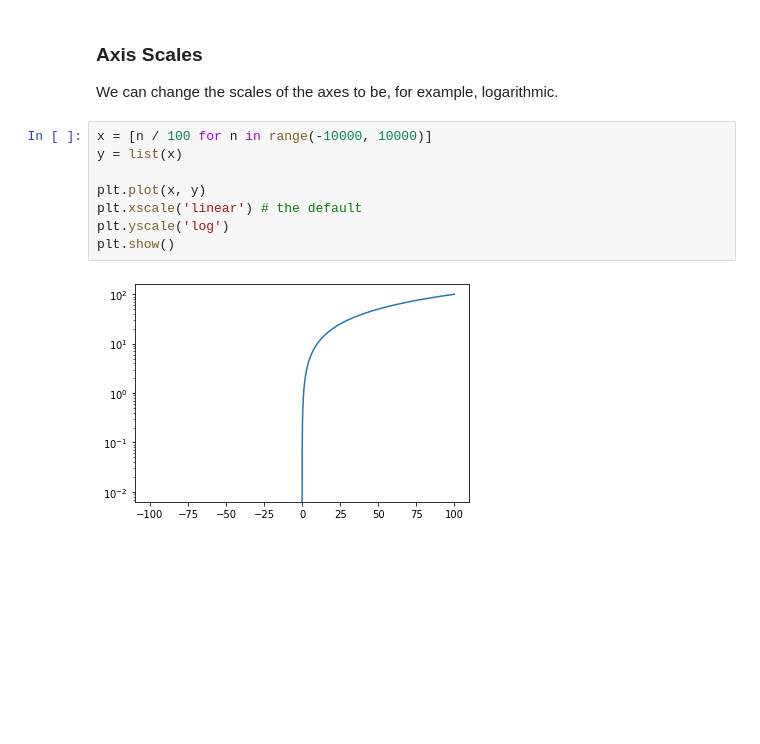
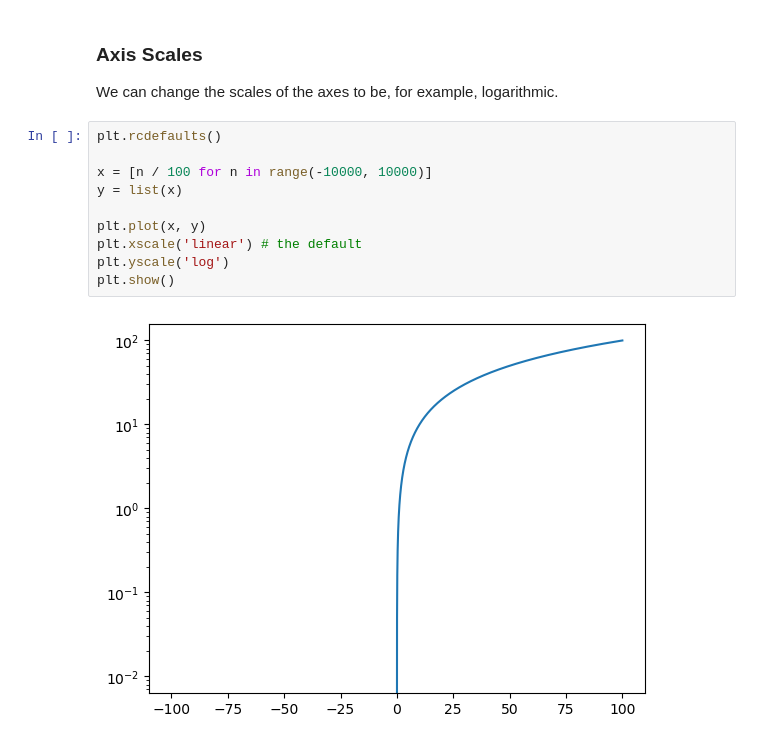
Before and after one commit to faithkane3/python-exercises, a Jupyter notebook: matplotlib.ipynb, the cells around one changed output. Saved outputs shown, nothing was run; the diff lists cells and outputs as text; blank space fills up the shorter version.

```diff
--- a/matplotlib.ipynb
+++ b/matplotlib.ipynb
@@ -290,12 +295,14 @@ plt.show()
 
 We can change the scales of the axes to be, for example, logarithmic.
 # %%
+plt.rcdefaults()
+
 x = [n / 100 for n in range(-10000, 10000)]
 y = list(x)
 
 plt.plot(x, y)
 plt.xscale('linear') # the default
 plt.yscale('log')
 plt.show()
 # %% [output]
-[figure, old version]
+[figure, new version]
```
Also changed, not shown: parts of 9 cells of this notebook, 2 other files.
